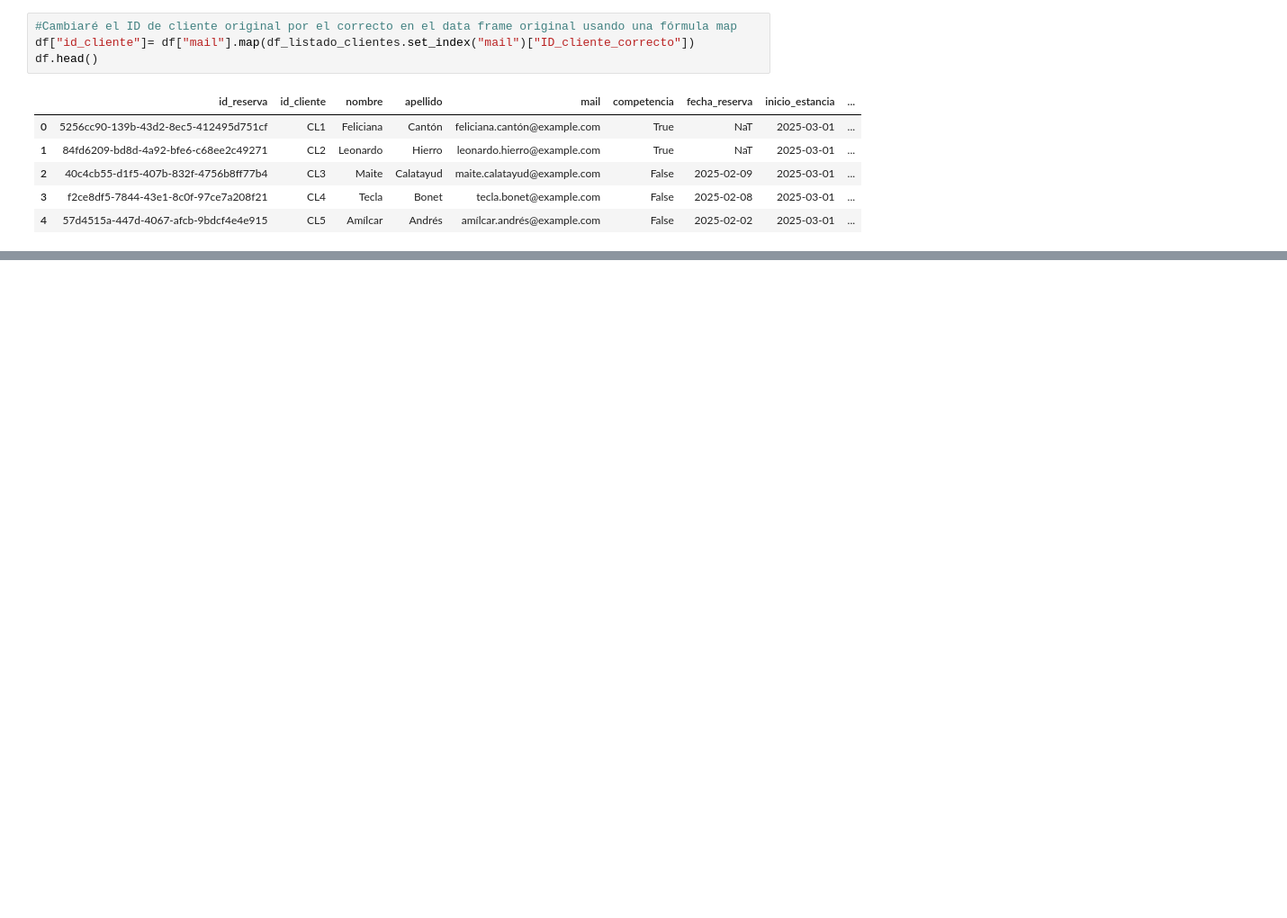
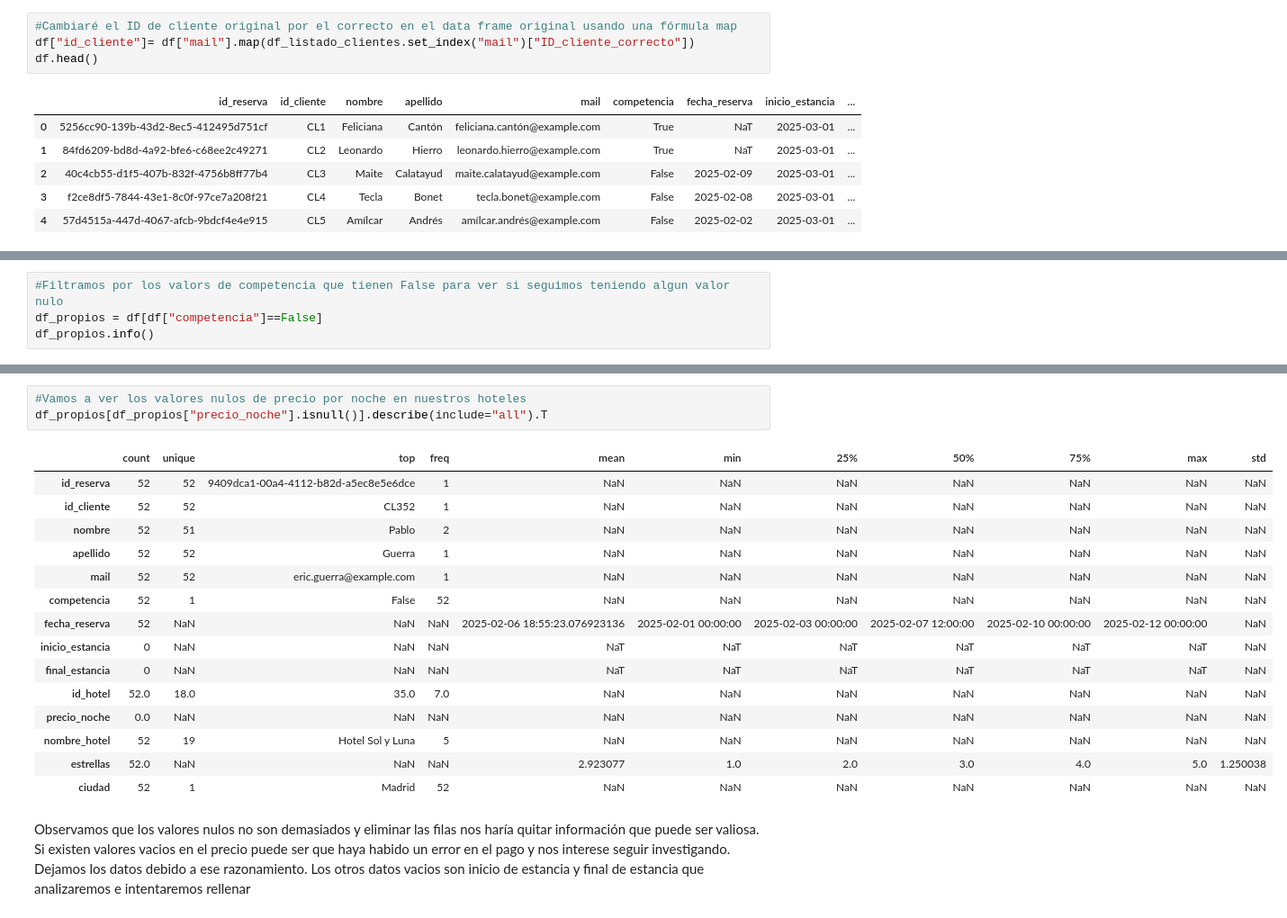
Before and after one commit to Aepo10/Proyecto-ETL, a Jupyter notebook: 01.Análisis inicial datos.ipynb, the cells around one changed output, grey strips where cells are left out. Shown at 90% size. Saved outputs shown, nothing was run; the diff lists cells and outputs as text; blank space fills up the shorter version.

```diff
--- a/01.Análisis inicial datos.ipynb
+++ b/01.Análisis inicial datos.ipynb
@@ -231,0 +225,4 @@ memory usage: 1.6+ MB
+# %%
+#Filtramos por los valors de competencia que tienen False para ver si seguimos teniendo algun valor nulo
+df_propios = df[df["competencia"]==False]
+df_propios.info()
@@ -231,0 +247,21 @@ memory usage: 1.6+ MB
+# %%
+#Vamos a ver los valores nulos de precio por noche en nuestros hoteles
+df_propios[df_propios["precio_noche"].isnull()].describe(include="all").T
+# %% [output]
+|  | count | unique | top | freq | mean | min | 25% | 50% | 75% | max | std |
+| id_reserva | 52 | 52 | 9409dca1-00a4-4112-b82d-a5ec8e5e6dce | 1 | NaN | NaN | NaN | NaN | NaN | NaN | NaN |
+| id_cliente | 52 | 52 | CL352 | 1 | NaN | NaN | NaN | NaN | NaN | NaN | NaN |
+| nombre | 52 | 51 | Pablo | 2 | NaN | NaN | NaN | NaN | NaN | NaN | NaN |
+| apellido | 52 | 52 | Guerra | 1 | NaN | NaN | NaN | NaN | NaN | NaN | NaN |
+| mail | 52 | 52 | eric.guerra@example.com | 1 | NaN | NaN | NaN | NaN | NaN | NaN | NaN |
+| competencia | 52 | 1 | False | 52 | NaN | NaN | NaN | NaN | NaN | NaN | NaN |
+| fecha_reserva | 52 | NaN | NaN | NaN | 2025-02-06 18:55:23.076923136 | 2025-02-01 00:00:00 | 2025-02-03 00:00:00 | 2025-02-07 12:00:00 | 2025-02-10 00:00:00 | 2025-02-12 00:00:00 | NaN |
+| inicio_estancia | 0 | NaN | NaN | NaN | NaT | NaT | NaT | NaT | NaT | NaT | NaN |
+| final_estancia | 0 | NaN | NaN | NaN | NaT | NaT | NaT | NaT | NaT | NaT | NaN |
+| id_hotel | 52.0 | 18.0 | 35.0 | 7.0 | NaN | NaN | NaN | NaN | NaN | NaN | NaN |
+| precio_noche | 0.0 | NaN | NaN | NaN | NaN | NaN | NaN | NaN | NaN | NaN | NaN |
+| nombre_hotel | 52 | 19 | Hotel Sol y Luna | 5 | NaN | NaN | NaN | NaN | NaN | NaN | NaN |
+| estrellas | 52.0 | NaN | NaN | NaN | 2.923077 | 1.0 | 2.0 | 3.0 | 4.0 | 5.0 | 1.250038 |
+| ciudad | 52 | 1 | Madrid | 52 | NaN | NaN | NaN | NaN | NaN | NaN | NaN |
+# %% [markdown]
+Observamos que los valores nulos no son demasiados y eliminar las filas nos haría quitar información que puede ser valiosa. Si existen valores vacios en el precio puede ser que haya habido un error en el pago y nos interese seguir investigando. Dejamos los datos debido a ese razonamiento. Los otros datos vacios son inicio de estancia y final de estancia que analizaremos e intentaremos rellenar
```
Also changed, not shown: parts of 45 cells of this notebook, 10 other files.
